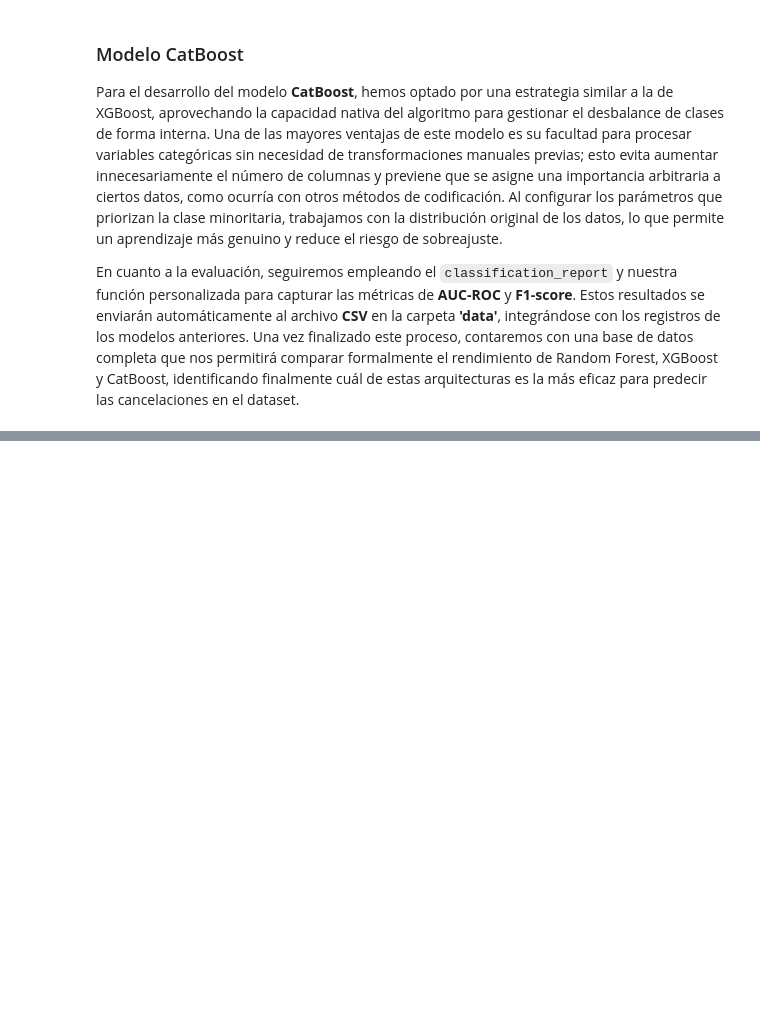
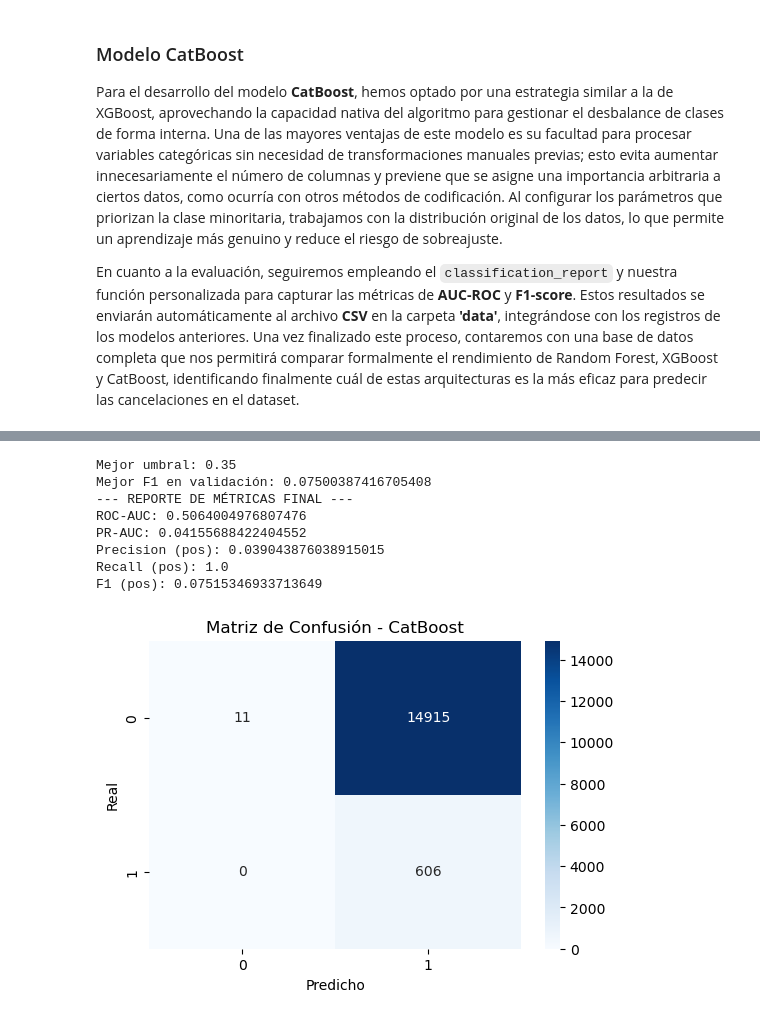
Before and after one commit to AlejandroSegura24/Ecommerce-Business-Intelligence-Lab, a Jupyter notebook: Notebooks/Experiment question 1/02 Models Benchmarking Cancelled vs Delivered.ipynb, the cells around one changed output, grey strips where cells are left out. Cells and saved outputs as stored; diff of their text form; code cells hidden in the pictures; blank space fills up the shorter version.

```diff
--- a/Notebooks/Experiment question 1/02 Models Benchmarking Cancelled vs Delivered.ipynb
+++ b/Notebooks/Experiment question 1/02 Models Benchmarking Cancelled vs Delivered.ipynb
@@ -303,0 +289,38 @@ weighted avg       0.93      0.36      0.49     15532
+# %%
+y_val_probs = best_cat.predict_proba(X_val)[:, 1]
+
+thresholds = np.linspace(0.05, 0.95, 19)
+f1_scores = [f1_score(y_val, (y_val_probs >= t).astype(int)) for t in thresholds]
+best_t = thresholds[np.argmax(f1_scores)]
+
+print("Mejor umbral:", best_t)
+print("Mejor F1 en validación:", max(f1_scores))
+
+# Evaluación final en test
+y_test_probs = best_cat.predict_proba(X_test)[:, 1]
+y_test_pred = (y_test_probs >= best_t).astype(int)
+
+print("--- REPORTE DE MÉTRICAS FINAL ---")
+print("ROC-AUC:", roc_auc_score(y_test, y_test_probs))
+print("PR-AUC:", average_precision_score(y_test, y_test_probs))
+print("Precision (pos):", precision_score(y_test, y_test_pred))
+print("Recall (pos):", recall_score(y_test, y_test_pred))
+print("F1 (pos):", f1_score(y_test, y_test_pred))
+
+cm = confusion_matrix(y_test, y_test_pred)
+plt.figure(figsize=(6,4))
+sns.heatmap(cm, annot=True, fmt='d', cmap='Blues')
+plt.title('Matriz de Confusión - CatBoost')
+plt.ylabel('Real')
+plt.xlabel('Predicho')
+plt.show()
+# %% [output]
+Mejor umbral: 0.35
+Mejor F1 en validación: 0.07500387416705408
+--- REPORTE DE MÉTRICAS FINAL ---
+ROC-AUC: 0.5064004976807476
+PR-AUC: 0.04155688422404552
+Precision (pos): 0.039043876038915015
+Recall (pos): 1.0
+F1 (pos): 0.07515346933713649
+[figure, added]
```
Also changed, not shown: parts of 12 cells of this notebook, 1 other file.
